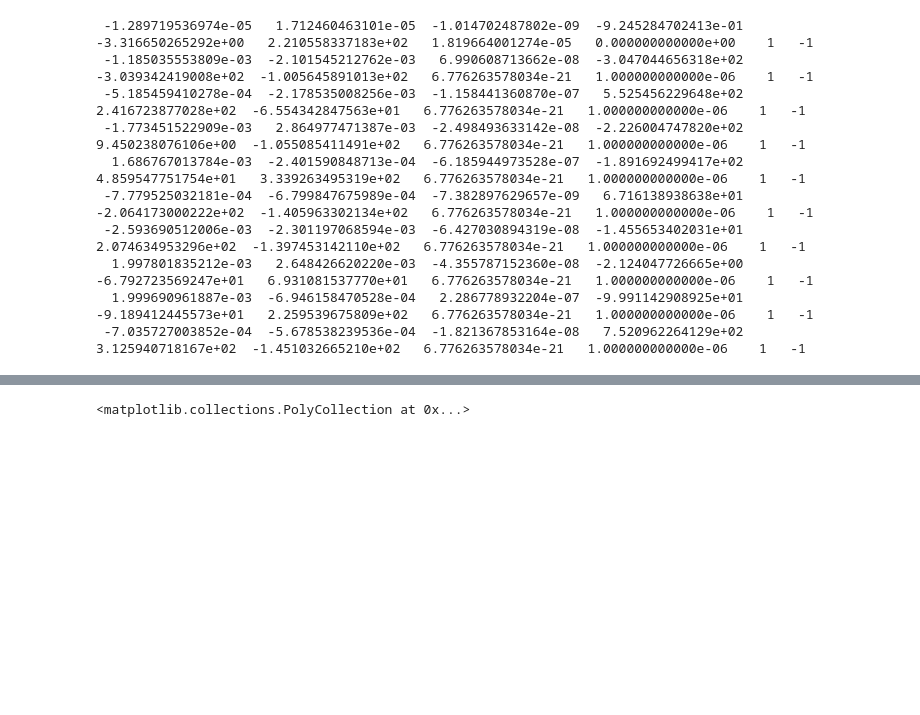
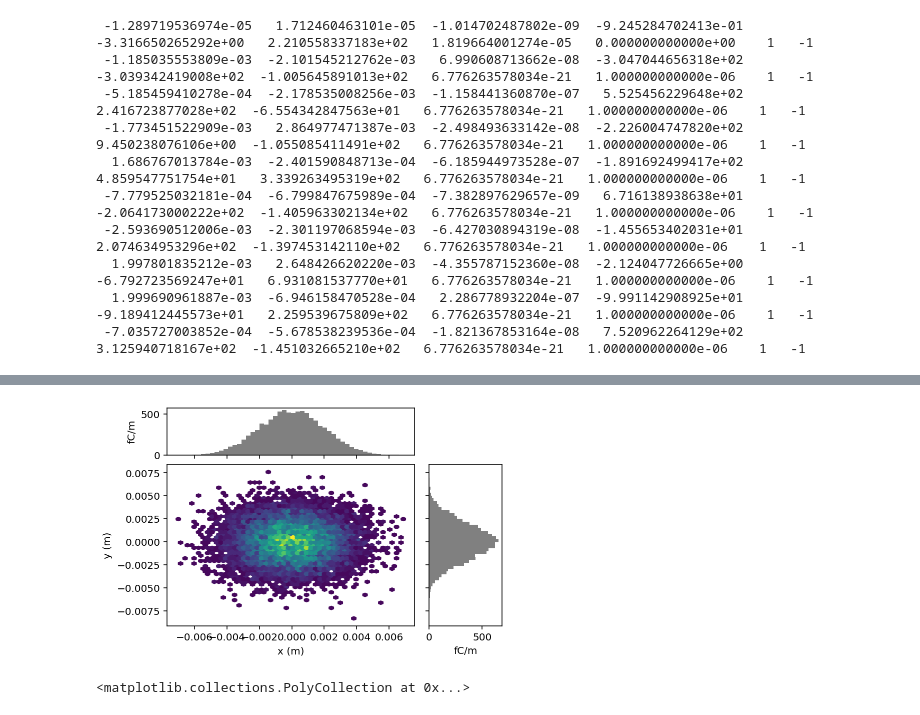
Before and after one commit to ChristopherMayes/openPMD-beamphysics, a Jupyter notebook: examples/particle_examples.ipynb, the cells around one changed output, grey strips where cells are left out. Drawn from its saved outputs; the diff is of its cells as text; code cells hidden in the pictures; blank space fills up the shorter version.

```diff
--- a/examples/particle_examples.ipynb
+++ b/examples/particle_examples.ipynb
@@ -250 +253,6 @@ matplotlib.rcParams['figure.figsize'] = (13,8)
+# %%
+# 2D density plot
+P.plot('x', 'y')
+# %% [output]
+[figure, added]
 # %%
```
Also changed, not shown: parts of 4 cells of this notebook, 6 other files.
